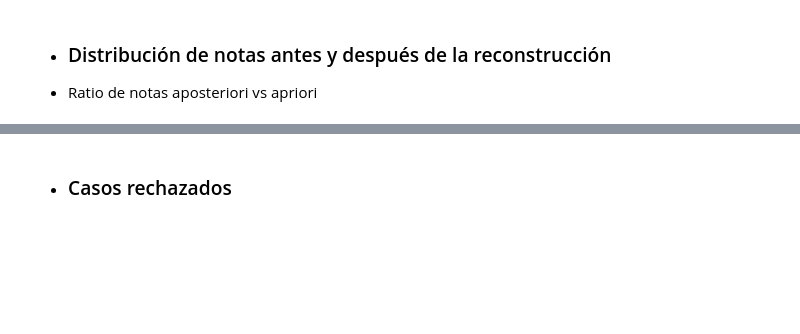
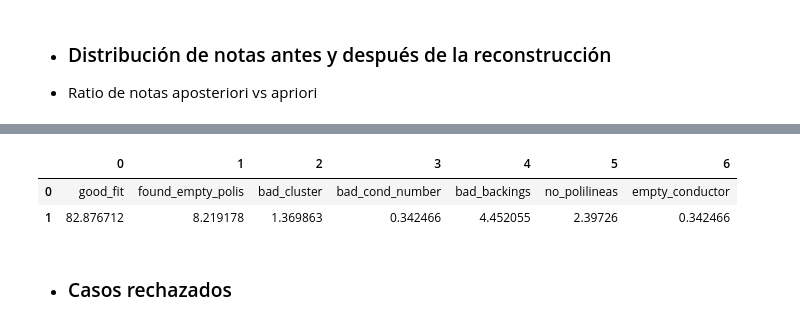
Before and after one commit to DeduceDS/CATENARIA, a Jupyter notebook: notebooks/release_tests/release2_puntuation_analysis.ipynb, the cells around one changed output, grey strips where cells are left out. Saved outputs shown, nothing was run; the diff lists cells and outputs as text; code cells hidden in the pictures; blank space fills up the shorter version.

```diff
--- a/notebooks/release_tests/release2_puntuation_analysis.ipynb
+++ b/notebooks/release_tests/release2_puntuation_analysis.ipynb
@@ -85,2 +102,17 @@ plt.show()
+# %%
+counts = ([],[])
+
+for flag in summary["FLAG"].unique():
+
+    cases = (summary["FLAG"] == flag).sum()
+    perc = 100*cases/summary.shape[0]
+    counts[0].append(flag)
+    counts[1].append(perc)
+
+pd.DataFrame(counts)
+# %% [output]
+|  | 0 | 1 | 2 | 3 | 4 | 5 | 6 |
+| 0 | good_fit | found_empty_polis | bad_cluster | bad_cond_number | bad_backings | no_polilineas | empty_conductor |
+| 1 | 82.876712 | 8.219178 | 1.369863 | 0.342466 | 4.452055 | 2.39726 | 0.342466 |
 # %% [markdown]
 - ### Casos rechazados
```
Also changed, not shown: parts of 23 cells of this notebook, 34 other files.
